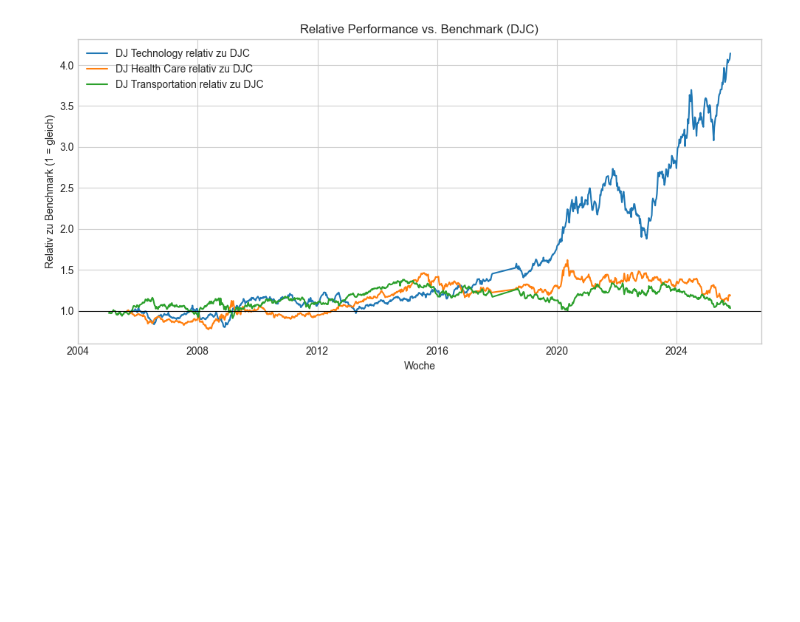
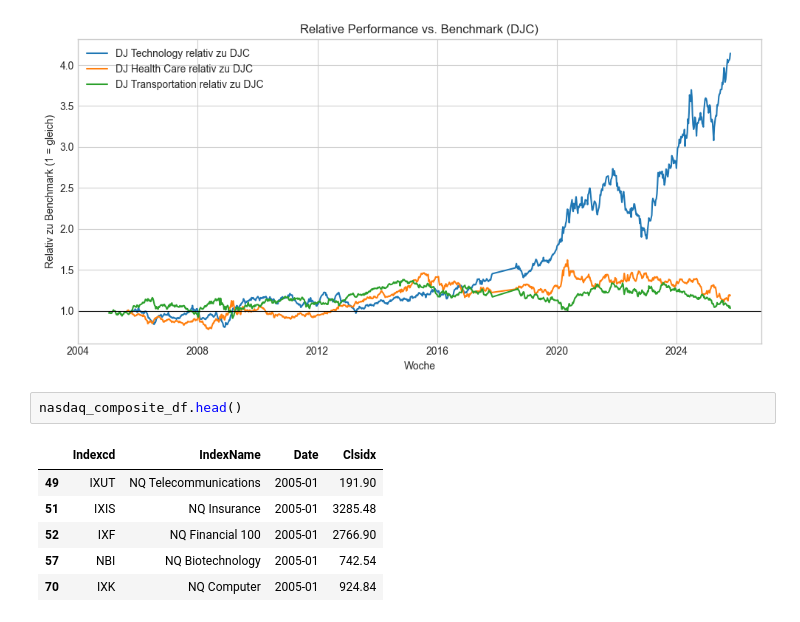
Before and after one commit to N4ims/mandarin-momentum, a Jupyter notebook: data_US.ipynb, the cells around one changed output. Saved outputs shown, nothing was run; the diff lists cells and outputs as text; blank space fills up the shorter version.

```diff
--- a/data_US.ipynb
+++ b/data_US.ipynb
@@ -910,3 +910,12 @@ plt.tight_layout()
 plt.show()
 # %% [output]
 [figure]
+# %%
+nasdaq_composite_df.head()
+# %% [output]
+|  | Indexcd | IndexName | Date | Clsidx |
+| 49 | IXUT | NQ Telecommunications | 2005-01 | 191.90 |
+| 51 | IXIS | NQ Insurance | 2005-01 | 3285.48 |
+| 52 | IXF | NQ Financial 100 | 2005-01 | 2766.90 |
+| 57 | NBI | NQ Biotechnology | 2005-01 | 742.54 |
+| 70 | IXK | NQ Computer | 2005-01 | 924.84 |
```
Also changed, not shown: parts of 1 cell of this notebook, 2 other files.
